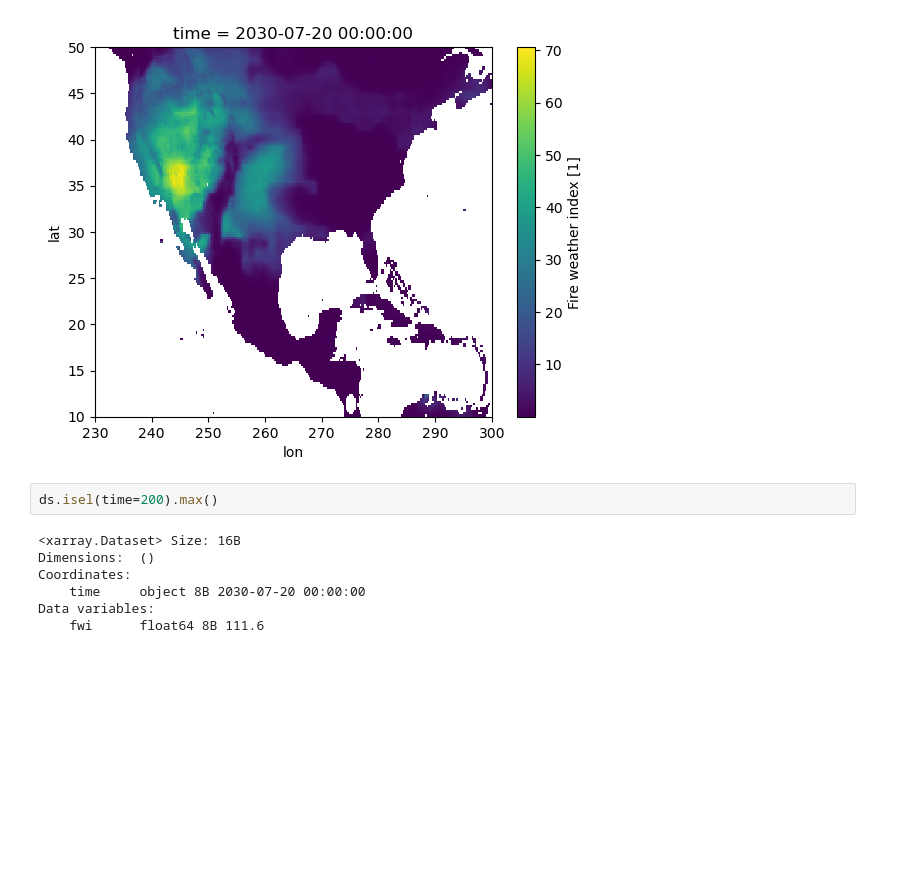
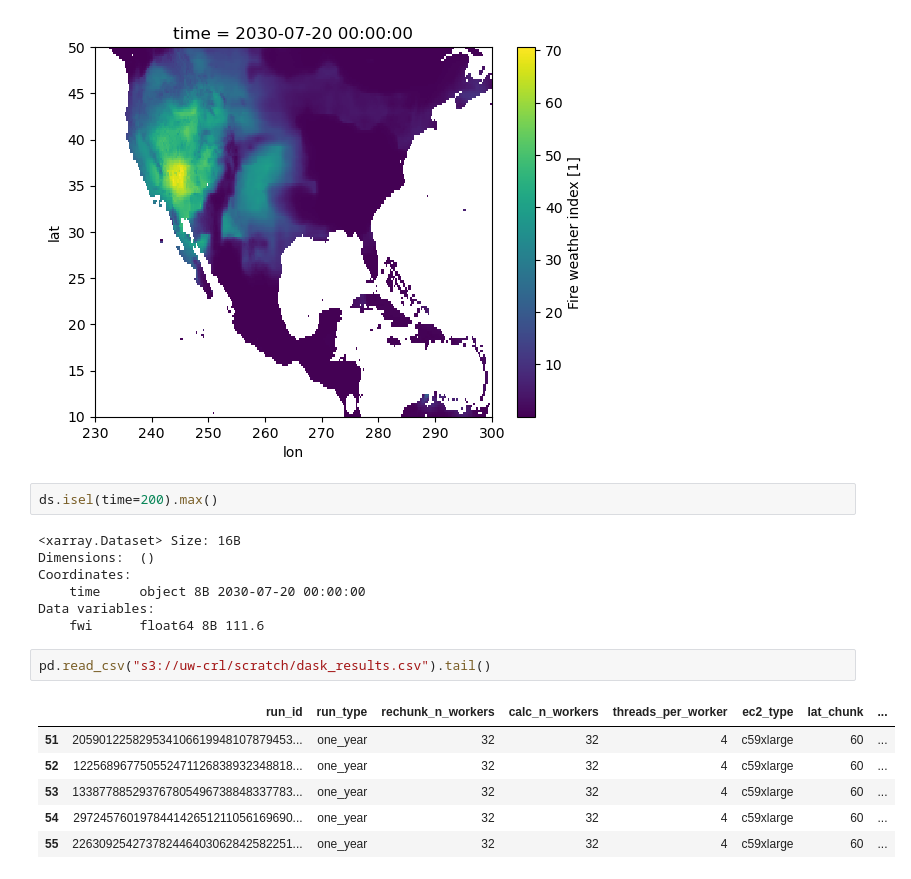
Before and after one commit to UW-Climate-Risk-Lab/climate-risk-map-hazards, a Jupyter notebook: Wildfire/FWI/test_dask.ipynb, the cells around one changed output. Cells and saved outputs as stored; diff of their text form; blank space fills up the shorter version.

```diff
--- a/Wildfire/FWI/test_dask.ipynb
+++ b/Wildfire/FWI/test_dask.ipynb
@@ -96,3 +97,12 @@ Coordinates:
     time     object 8B 2030-07-20 00:00:00
 Data variables:
     fwi      float64 8B 111.6
+# %%
+pd.read_csv("s3://uw-crl/scratch/dask_results.csv").tail()
+# %% [output]
+|  | run_id | run_type | rechunk_n_workers | calc_n_workers | threads_per_worker | ec2_type | lat_chunk | ... |
+| 51 | 205901225829534106619948107879453... | one_year | 32 | 32 | 4 | c59xlarge | 60 | ... |
+| 52 | 122568967750552471126838932348818... | one_year | 32 | 32 | 4 | c59xlarge | 60 | ... |
+| 53 | 133877885293767805496738848337783... | one_year | 32 | 32 | 4 | c59xlarge | 60 | ... |
+| 54 | 297245760197844142651211056169690... | one_year | 32 | 32 | 4 | c59xlarge | 60 | ... |
+| 55 | 226309254273782446403062842582251... | one_year | 32 | 32 | 4 | c59xlarge | 60 | ... |
```
Also changed, not shown: parts of 1 cell of this notebook, 1 other file.
